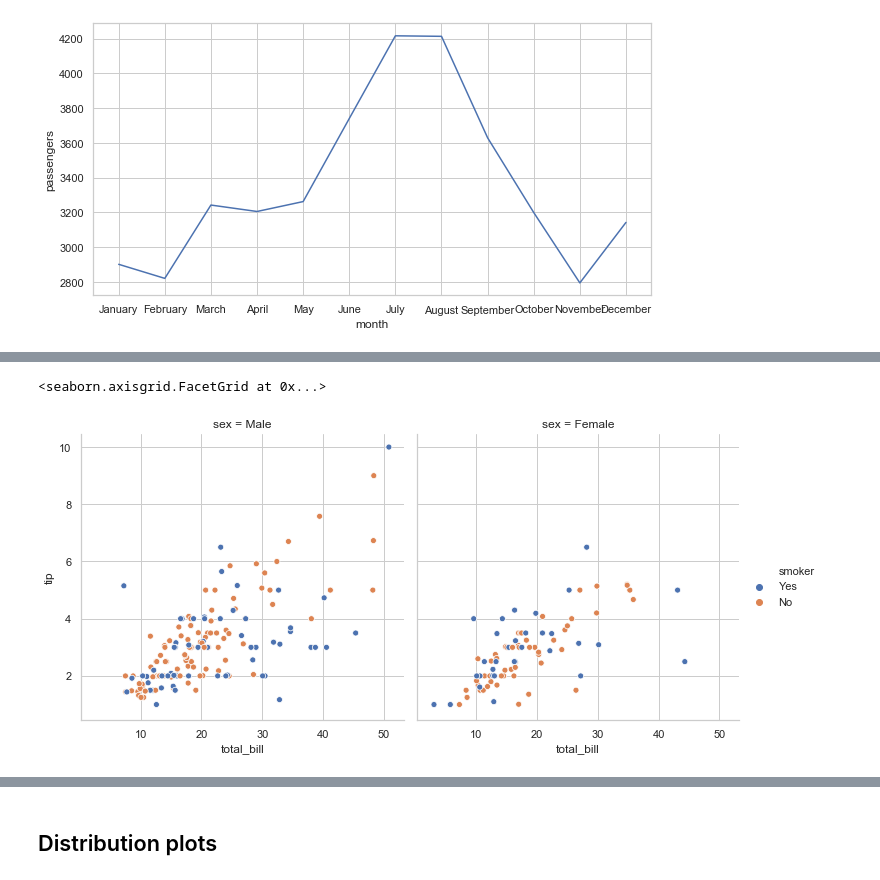
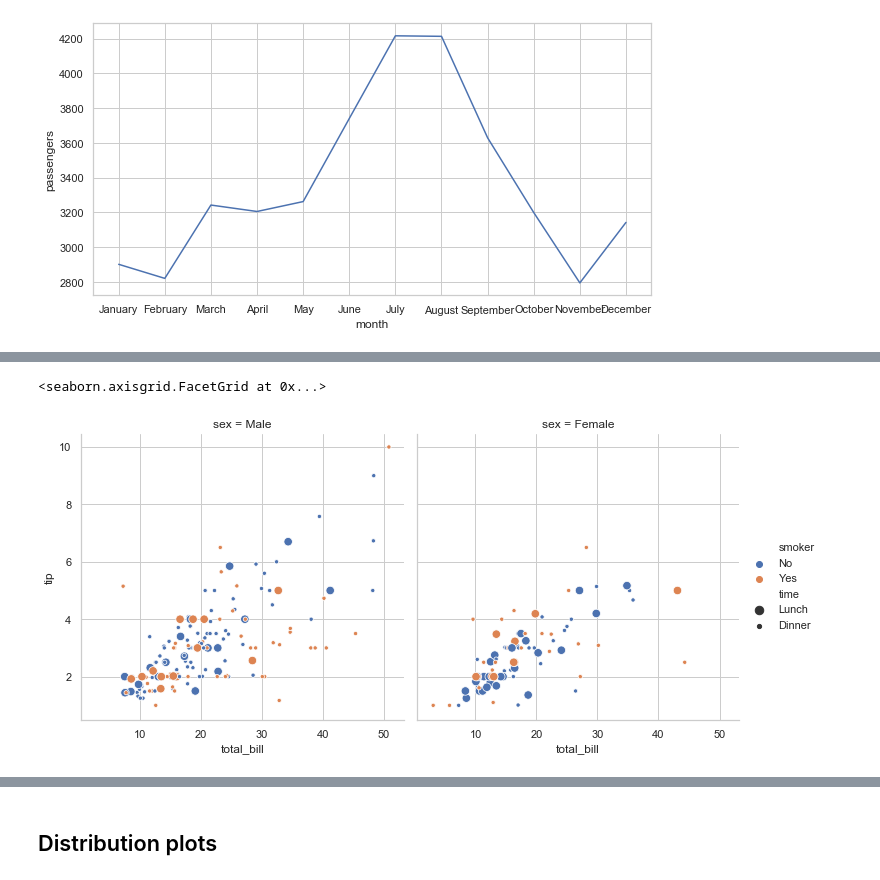
Before and after one commit to srikanthpragada/DS_06_APR_2020, a Jupyter notebook: charts/seaborn_demo.ipynb, the cells around one changed output, grey strips where cells are left out. Saved outputs shown, nothing was run; the diff lists cells and outputs as text; code cells hidden in the pictures.

```diff
--- a/charts/seaborn_demo.ipynb
+++ b/charts/seaborn_demo.ipynb
@@ -139,6 +150,6 @@ plt.gcf().set_size_inches(10,5)
 # %%
 # Figure level
-sns.relplot(x="total_bill",y="tip",col="sex", hue="smoker",data=tips)
+sns.relplot(x="total_bill",y="tip",col="sex", hue="smoker", size="time", data=tips)
 # %% [output]
 <seaborn.axisgrid.FacetGrid at 0x...>
-[figure, old version]
+[figure, new version]
```
Also changed, not shown: parts of 11 cells of this notebook, 6 other files.
